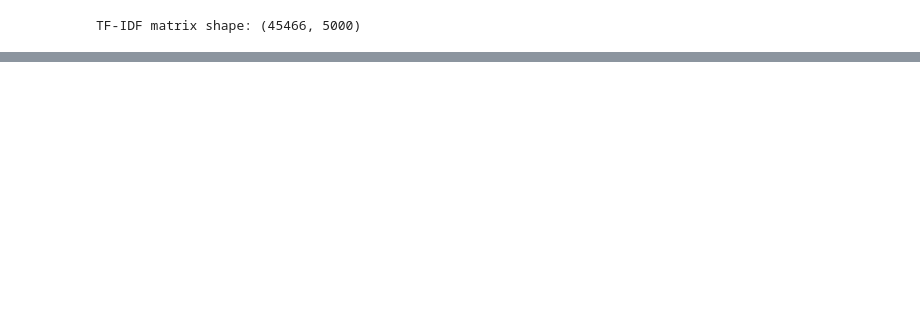
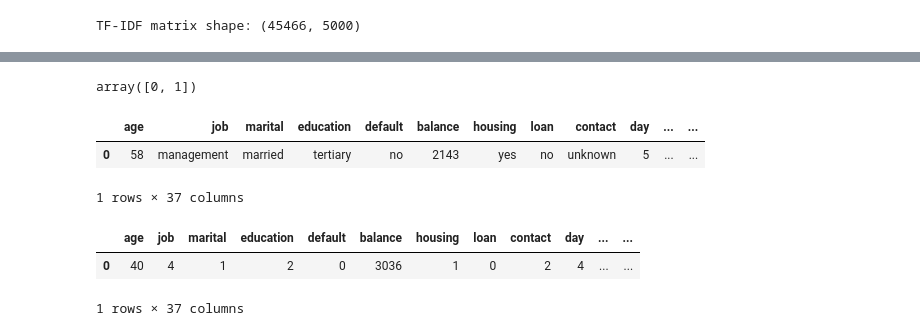
Before and after one commit to MudassirABBASSi/Recommendation-System-, a Jupyter notebook: Recommendation_System.ipynb, the cells around one changed output, grey strips where cells are left out. Drawn from its saved outputs; the diff is of its cells as text; code cells hidden in the pictures; blank space fills up the shorter version.

```diff
--- a/Recommendation_System.ipynb
+++ b/Recommendation_System.ipynb
@@ -197,0 +431,21 @@ Top recommended movies based on content similarity:
+# %%
+
+from sklearn.preprocessing import LabelEncoder
+
+encoder = LabelEncoder()
+bank_en = bank.apply(encoder.fit_transform)
+encoder.classes_
+# %% [output]
+array([0, 1])
+# %%
+bank.head(1)
+# %% [output]
+|  | age | job | marital | education | default | balance | housing | loan | contact | day | ... | ... |
+| 0 | 58 | management | married | tertiary | no | 2143 | yes | no | unknown | 5 | ... | ... |
+1 rows × 37 columns
+# %%
+bank_en.head(1)
+# %% [output]
+|  | age | job | marital | education | default | balance | housing | loan | contact | day | ... | ... |
+| 0 | 40 | 4 | 1 | 2 | 0 | 3036 | 1 | 0 | 2 | 4 | ... | ... |
+1 rows × 37 columns
```
Also changed, not shown: parts of 22 cells of this notebook.
